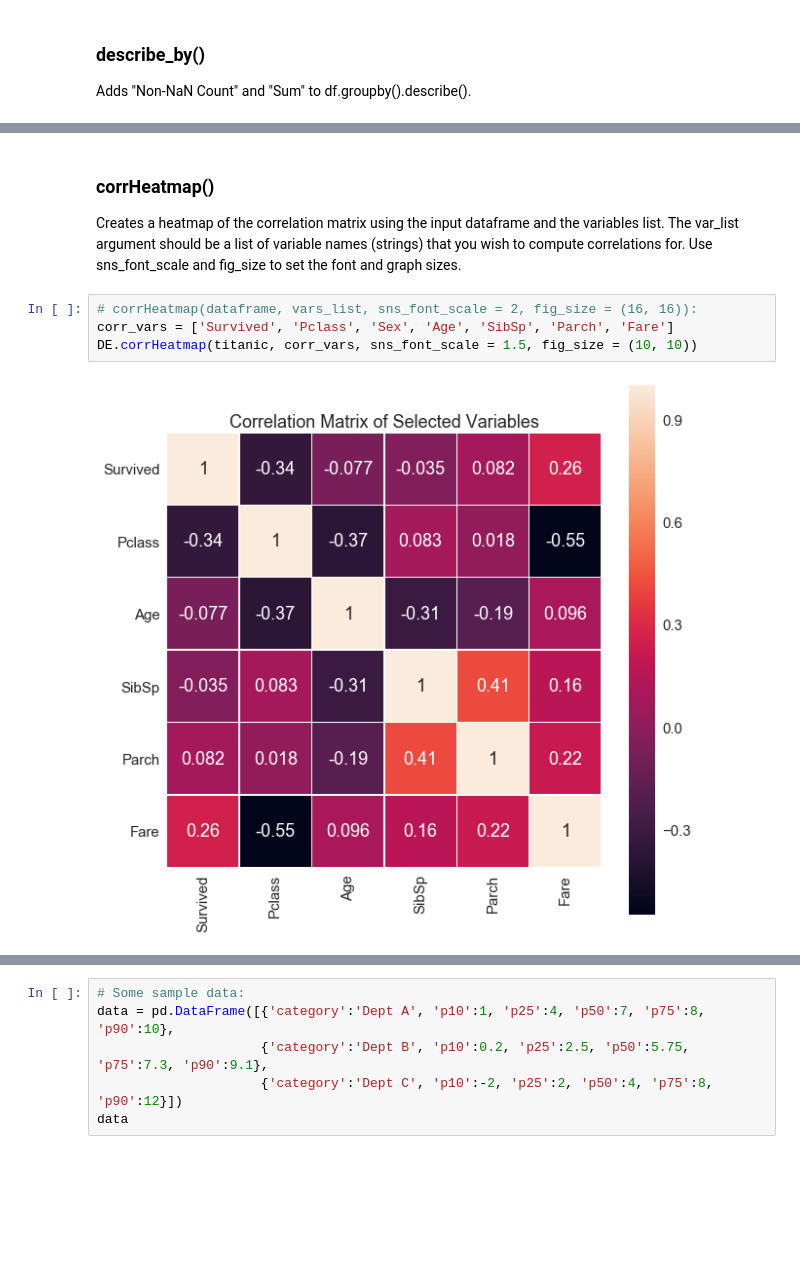
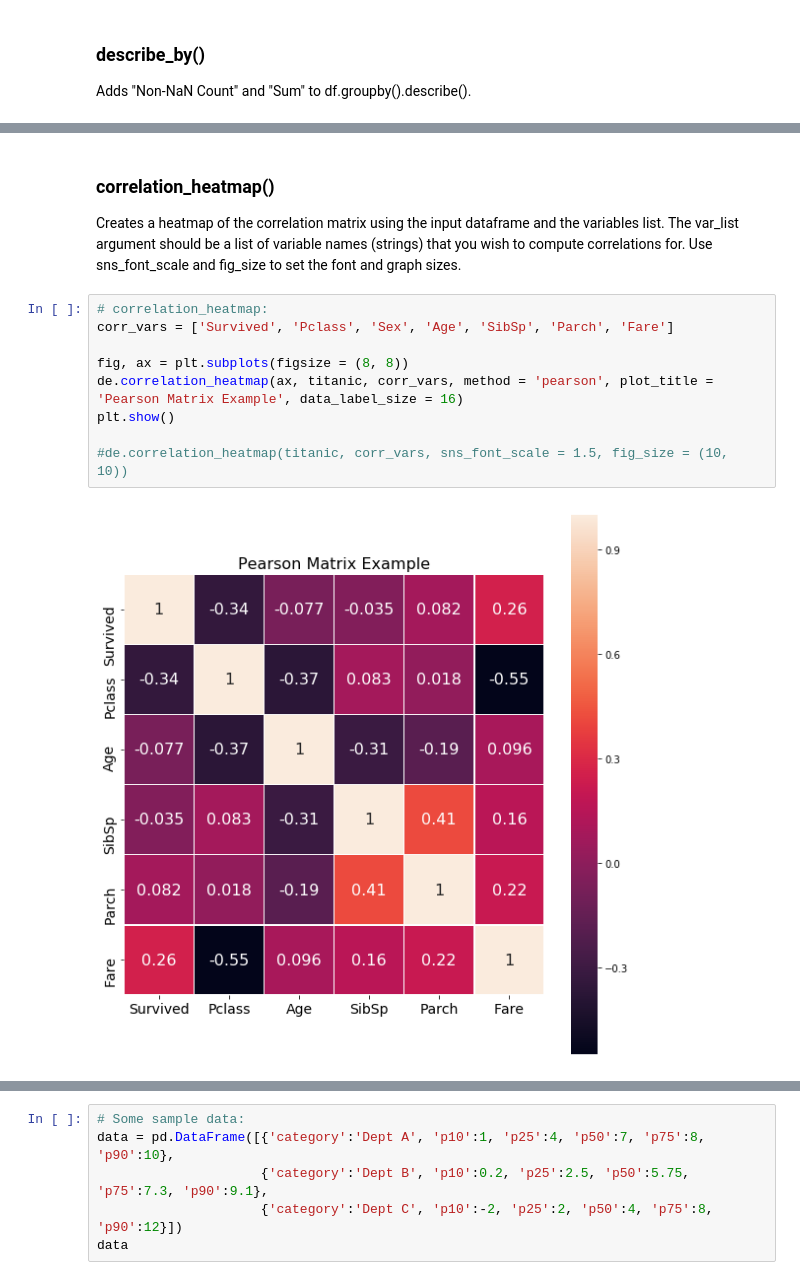
Before and after one commit to AdmiralWen/ds_tools, a Jupyter notebook: Examples/Examples.ipynb, the cells around one changed output, grey strips where cells are left out. Drawn from its saved outputs; the diff is of its cells as text; blank space fills up the shorter version.

```diff
--- a/Examples/Examples.ipynb
+++ b/Examples/Examples.ipynb
@@ -197,12 +169,17 @@ titanic2.head()
 | 3 | 4 | 1 | 1 | Futrelle, Mrs. Jacques Heath (Lil... | female | 35.0 | 1 | 0 | 113803 | 53.1000 | ... |
 | 4 | 5 | 0 | 3 | Allen, Mr. William Henry | male | 35.0 | 0 | 0 | 373450 | 8.0500 | ... |
 # %% [markdown]
-### corrHeatmap()
+### correlation_heatmap()
 Creates a heatmap of the correlation matrix using the input dataframe and the variables list. The var_list argument should be a list of variable names (strings) that you wish to compute correlations for. Use sns_font_scale and fig_size to set the font and graph sizes.
 # %%
-# corrHeatmap(dataframe, vars_list, sns_font_scale = 2, fig_size = (16, 16)):
+# correlation_heatmap:
 corr_vars = ['Survived', 'Pclass', 'Sex', 'Age', 'SibSp', 'Parch', 'Fare']
-DE.corrHeatmap(titanic, corr_vars, sns_font_scale = 1.5, fig_size = (10, 10))
+
+fig, ax = plt.subplots(figsize = (8, 8))
+de.correlation_heatmap(ax, titanic, corr_vars, method = 'pearson', plot_title = 'Pearson Matrix Example', data_label_size = 16)
+plt.show()
+
+#de.correlation_heatmap(titanic, corr_vars, sns_font_scale = 1.5, fig_size = (10, 10))
 # %% [output]
-[figure, old version]
+[figure, new version]
 # %% [markdown]
```
Also changed, not shown: parts of 23 cells of this notebook.
